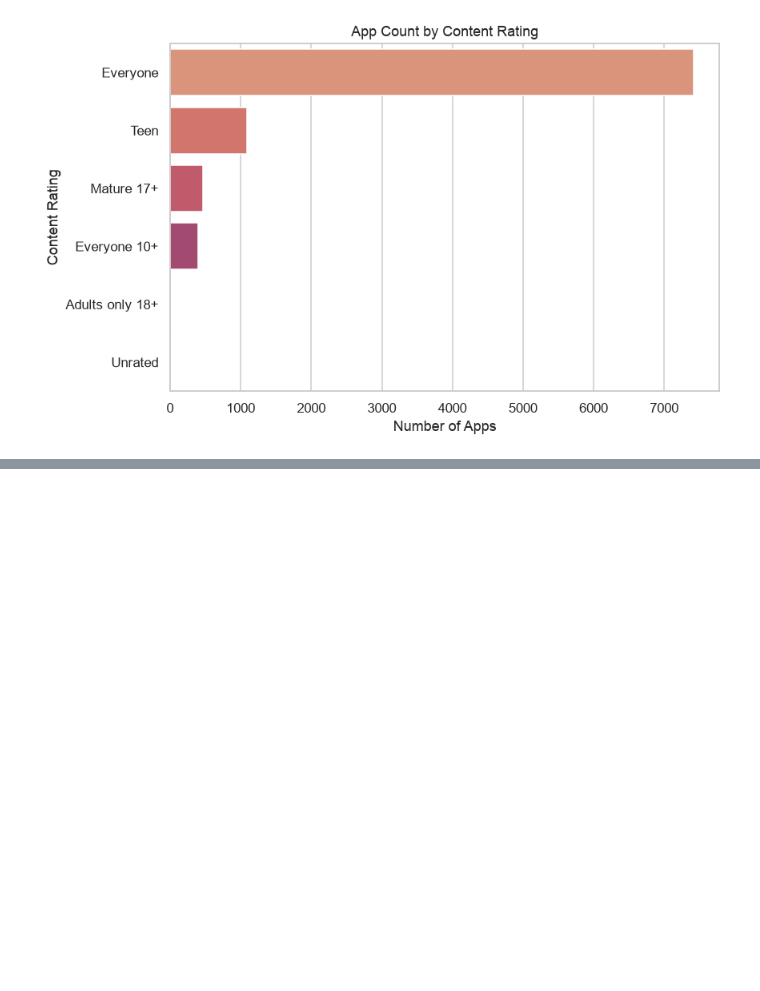
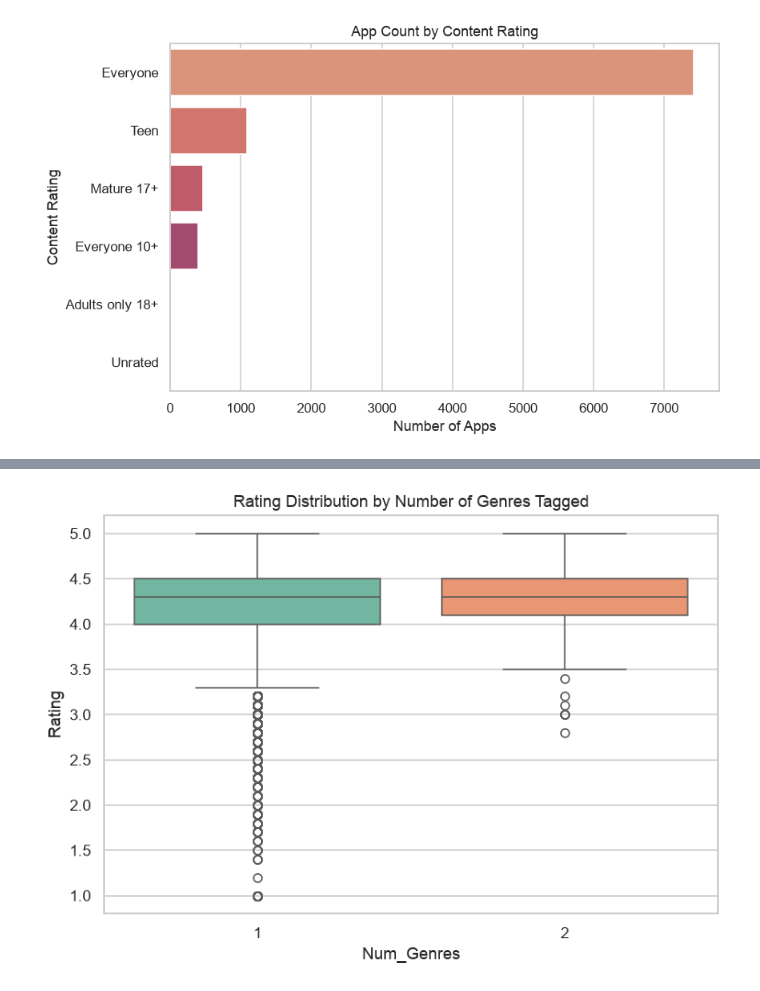
Before and after one commit to dilliram-code/mbust, a Jupyter notebook: Python Final Project/python_final_project.ipynb, the cells around one changed output, grey strips where cells are left out. Saved outputs shown, nothing was run; the diff lists cells and outputs as text; code cells hidden in the pictures; blank space fills up the shorter version.

```diff
--- a/Python Final Project/python_final_project.ipynb
+++ b/Python Final Project/python_final_project.ipynb
@@ -263,0 +298,9 @@ plt.show()
+# %%
+# 14. Rating by number of genres
+
+plt.figure(figsize=(7,5))
+sns.boxplot(data=df, x='Num_Genres', y='Rating', hue='Num_Genres', palette='Set2', legend=False)
+plt.title('Rating Distribution by Number of Genres Tagged')
+plt.tight_layout()
+# %% [output]
+[figure, added]
```
Also changed, not shown: parts of 9 cells of this notebook.
